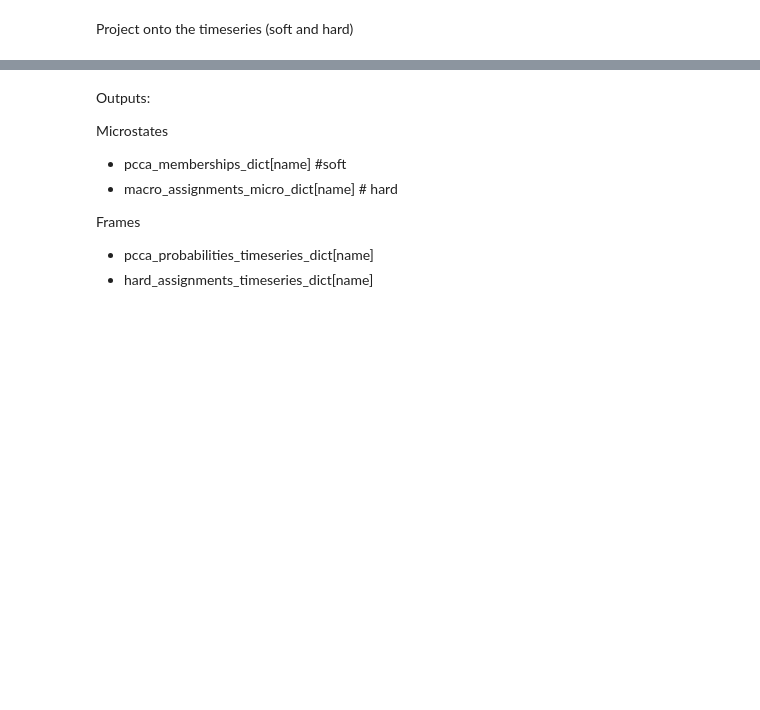
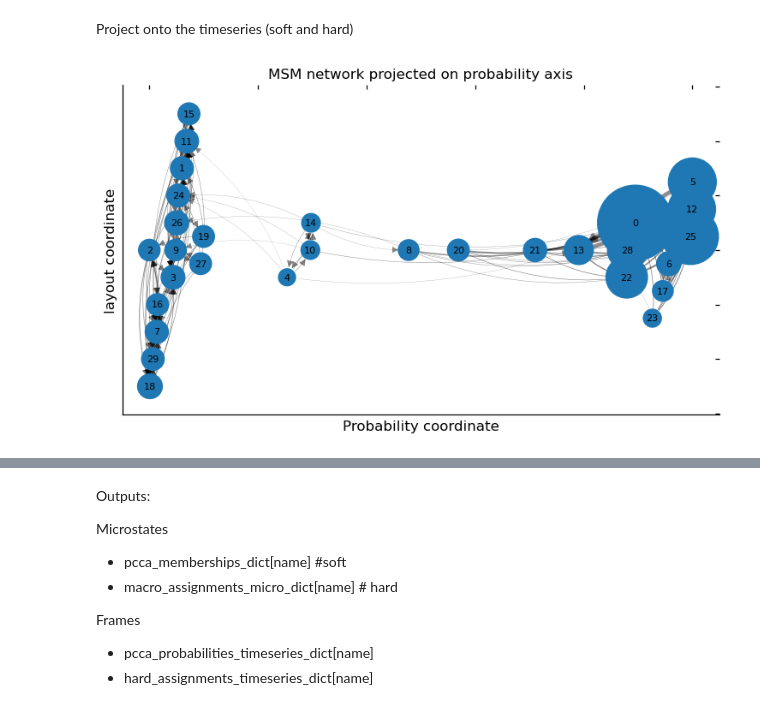
Before and after one commit to miriamzara/MSM, a Jupyter notebook: root/notebooks/step_4_analysis.ipynb, the cells around one changed output, grey strips where cells are left out. Cells and saved outputs as stored; diff of their text form; code cells hidden in the pictures; blank space fills up the shorter version.

```diff
--- a/root/notebooks/step_4_analysis.ipynb
+++ b/root/notebooks/step_4_analysis.ipynb
@@ -384,0 +414,12 @@ for name in trajectories_labels:
+# %%
+p_macro1_per_state = pcca.memberships[:, 1]
+
+fig, ax, G, pos = plot_msm_network_on_probability_axis(
+    msm,
+    x_values=p_macro1_per_state,
+    min_flux=1e-4
+)
+
+plt.show()
+# %% [output]
+[figure, added]
```
Also changed, not shown: parts of 19 cells of this notebook, 11 other files.
